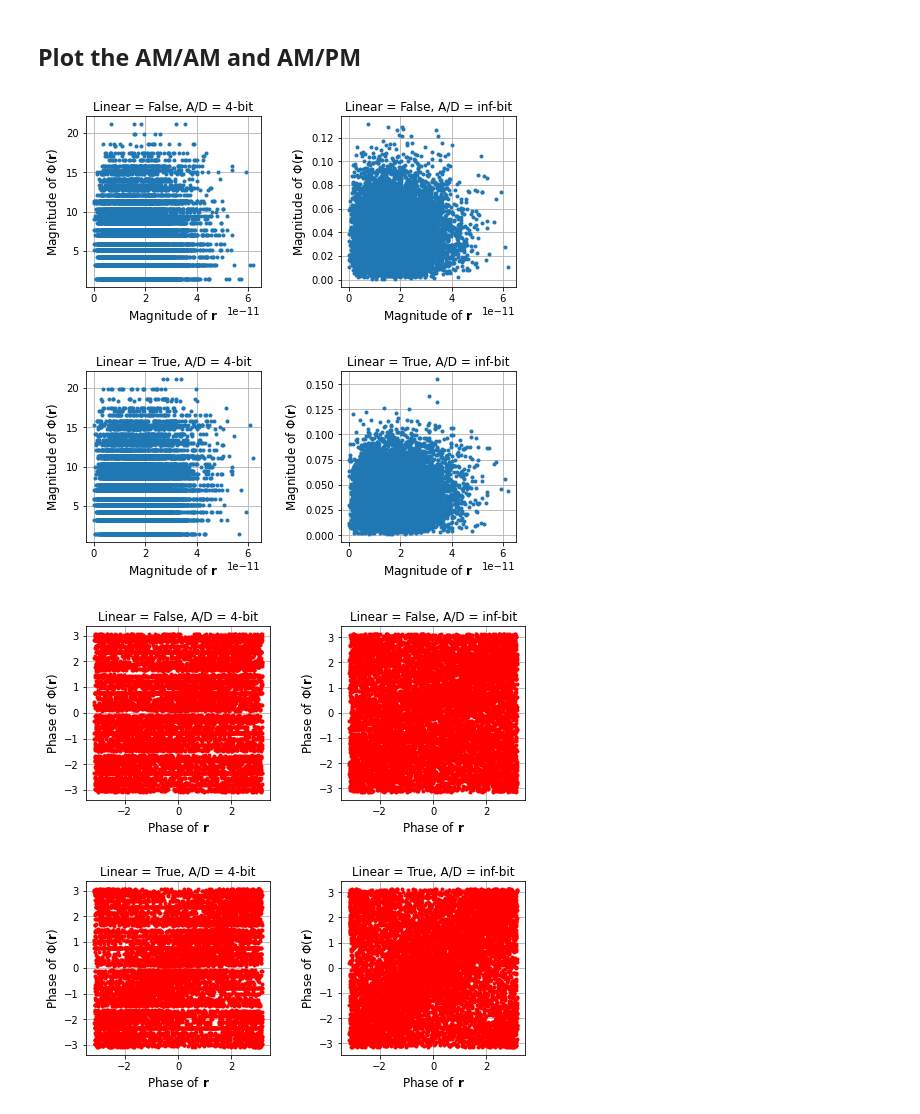
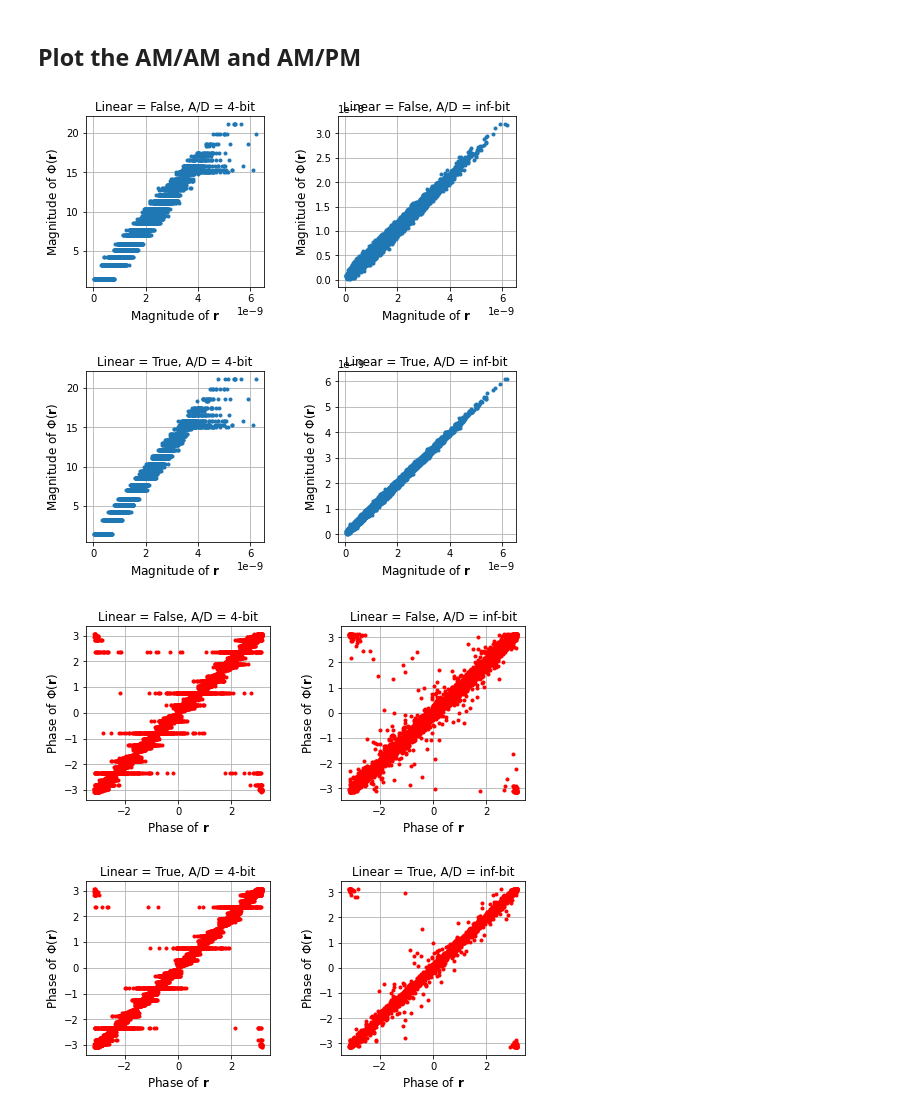
Before and after one commit to skrimpon/nonlin, a Jupyter notebook: demo/demo_dataset.ipynb, the cells around one changed output. Drawn from its saved outputs; the diff is of its cells as text; code cells hidden in the pictures.

```diff
--- a/demo/demo_dataset.ipynb
+++ b/demo/demo_dataset.ipynb
@@ -78,7 +78,7 @@ x_hat shape: (31, 10000, 4)
 ## Plot the AM/AM and AM/PM
 # %%
 irx = 0
-isnr = 0
+isnr = 20
 plt.rcParams["figure.figsize"] = (7.5, 7.5)
 for id in range(ndsgn):
   plt.subplot(2,2,id+1)
@@ -94,32 +94,32 @@ for id in range(ndsgn):
       str = str + 'A/D = 4-bit'
   else:
       str = str + 'A/D = inf-bit'
 
   plt.title(str)
   plt.grid()
 
 plt.tight_layout(pad=3.0)
 plt.show()
 
 plt.rcParams["figure.figsize"] = (7.5, 7.5)
 for id in range(ndsgn):
   plt.subplot(2,2,id+1)
   plt.plot(np.angle(r[irx,isnr,:]), np.angle(y_rffe[irx,isnr,:,id]), 'r.')
   plt.ylabel('Phase of $\Phi(\mathbf{r})$', fontsize=12)
   plt.xlabel('Phase of $\mathbf{r}$', fontsize=12)
   if id == 0 or id == 1:
       str = 'Linear = False, '
   else:
       str = 'Linear = True, '
   if id == 0 or id == 2:
       str = str + 'A/D = 4-bit'
   else:
       str = str + 'A/D = inf-bit'
   plt.title(str)
   plt.grid()
 
 plt.tight_layout(pad=3.0)
 plt.show()
 # %% [output]
-[figure, old version]
+[figure, new version]
-[figure, old version]
+[figure, new version]
```
Also changed, not shown: parts of 1 cell of this notebook, 1 other file.
